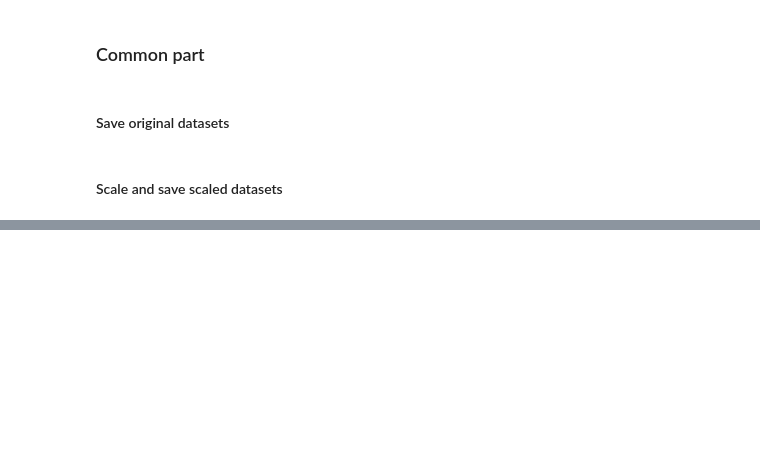
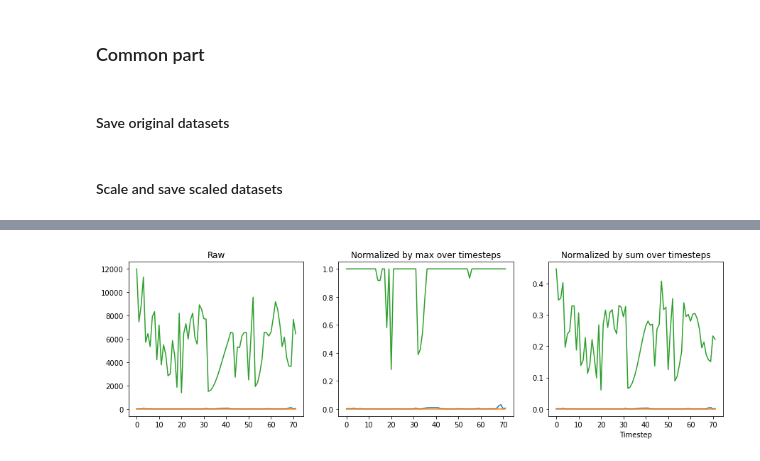
Before and after one commit to zuzannakarwowska/microbiome_interactions_project, a Jupyter notebook: notebooks/transform_input_data.ipynb, the cells around one changed output, grey strips where cells are left out. Saved outputs shown, nothing was run; the diff lists cells and outputs as text; code cells hidden in the pictures; blank space fills up the shorter version.

```diff
--- a/notebooks/transform_input_data.ipynb
+++ b/notebooks/transform_input_data.ipynb
@@ -173,0 +356,13 @@ for k, v in data_raw.items():
+# %%
+bact = [0, 1000, 19]
+# %%
+fig, axes = plt.subplots(nrows=1, ncols=3, figsize=(15, 4))
+data_raw['male'].iloc[:72, bact].plot(legend=False, title='Raw', ax=axes[0])
+data_raw['male'].div(data_raw['male'].max(axis=1), axis=0).iloc[:72, bact].plot(legend=False,
+                                                                                title='Normalized by max over timesteps', ax=axes[1])
+data_raw['male'].div(data_raw['male'].sum(axis=1), axis=0).iloc[:72, bact].plot(legend=False,
+                                                                                title='Normalized by sum over timesteps', ax=axes[2])
+plt.xlabel('Timestep')
+plt.show()
+# %% [output]
+[figure, added]
```
Also changed, not shown: parts of 46 cells of this notebook.
